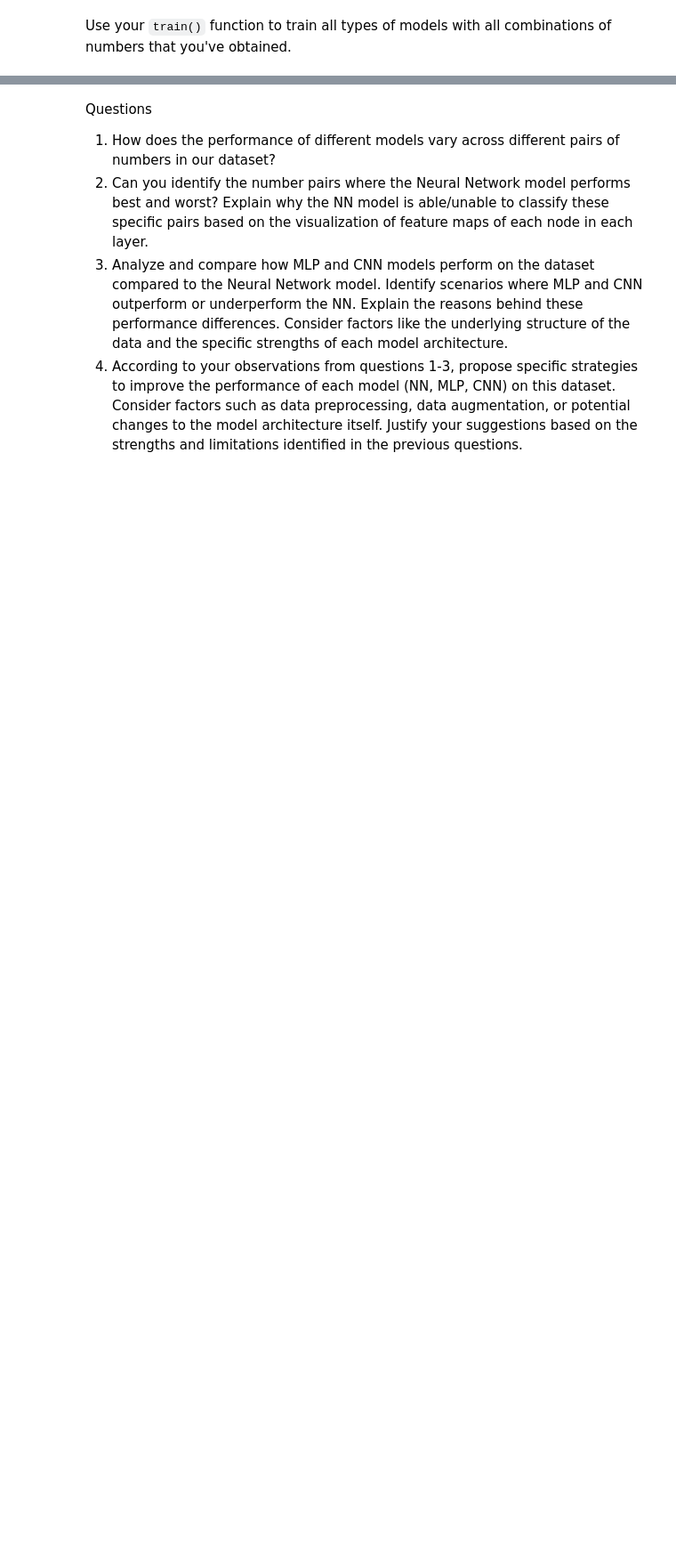
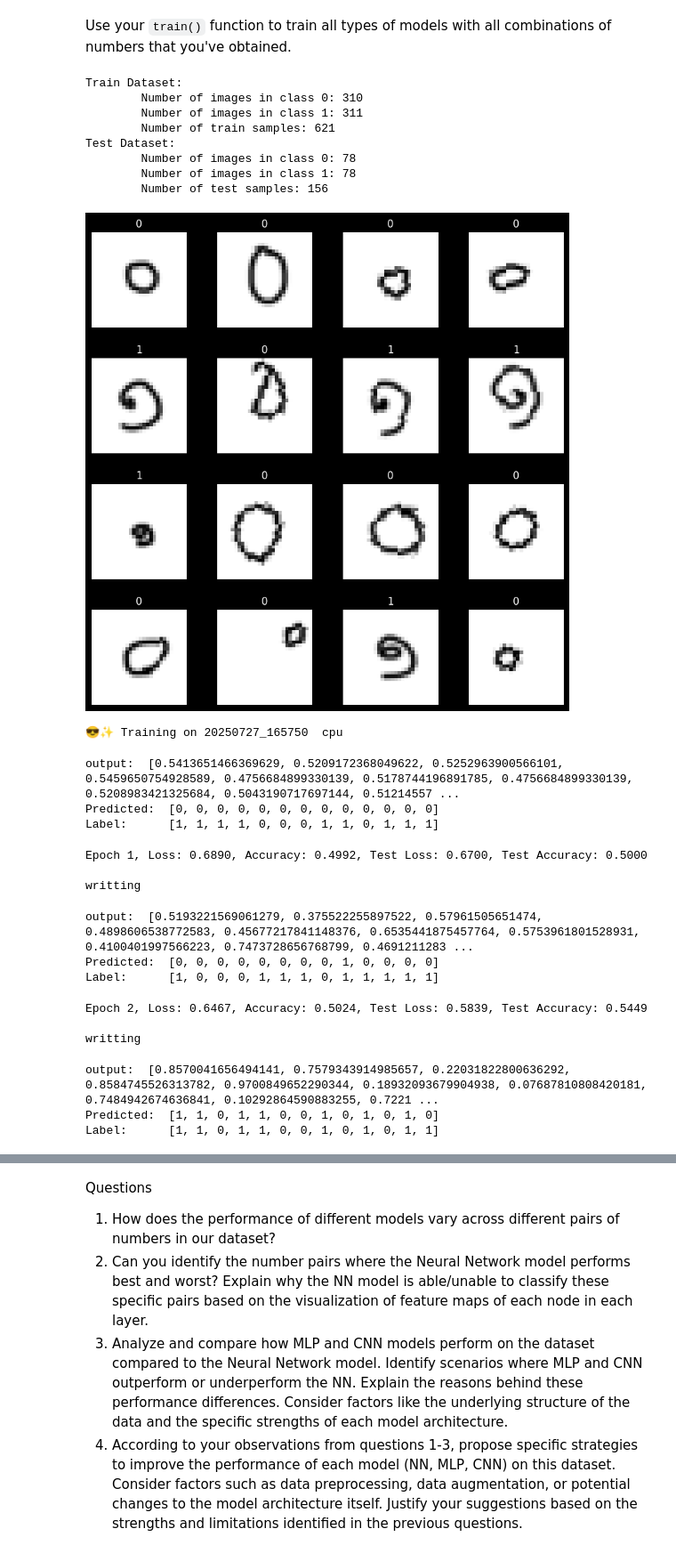
Before and after one commit to JuniorMJMJ/Image-Processing-Course-2025, a Jupyter notebook: Lab4_NN-and-CNN/Lab4_2_NN-and-CNN.ipynb, the cells around one changed output, grey strips where cells are left out. Shown at 89% size. Drawn from its saved outputs; the diff is of its cells as text; code cells hidden in the pictures; blank space fills up the shorter version.

```diff
--- a/Lab4_NN-and-CNN/Lab4_2_NN-and-CNN.ipynb
+++ b/Lab4_NN-and-CNN/Lab4_2_NN-and-CNN.ipynb
@@ -477,0 +564,54 @@ Use your `train()` function to train all types of models with all combinations o
+# %%
+### START CODE HERE ###
+
+writer = SummaryWriter(log_dir='runs/cnn')
+
+cnn_model = CNN()
+loss_fn = nn.BCELoss()
+optimizer = torch.optim.SGD(cnn_model.parameters(), lr=0.01, momentum=0.9)
+
+class_names = [f'{x}' for x in range(2)]
+train_loader, test_loader = load_data('thai-handwriting-number.appspot.com',class_names)
+
+device = 'cpu'
+
+cnn_history = train(
+    class_names,
+    cnn_model,
+    optimizer,
+    loss_fn,
+    train_loader,
+    test_loader,
+    epochs=30,
+    writer=writer,
+    checkpoint_path="checkpoints/cnn_model",
+    device=device,
+)
+
+### END CODE HERE ###
+# %% [output]
+Train Dataset:
+        Number of images in class 0: 310
+        Number of images in class 1: 311
+        Number of train samples: 621
+Test Dataset:
+        Number of images in class 0: 78
+        Number of images in class 1: 78
+        Number of test samples: 156
+[figure, added]
+😎✨ Training on 20250727_165750  cpu
+output:  [0.5413651466369629, 0.5209172368049622, 0.5252963900566101, 0.5459650754928589, 0.4756684899330139, 0.5178744196891785, 0.4756684899330139, 0.5208983421325684, 0.5043190717697144, 0.51214557 ...
+Predicted:  [0, 0, 0, 0, 0, 0, 0, 0, 0, 0, 0, 0, 0]
+Label:      [1, 1, 1, 1, 0, 0, 0, 1, 1, 0, 1, 1, 1]
+Epoch 1, Loss: 0.6890, Accuracy: 0.4992, Test Loss: 0.6700, Test Accuracy: 0.5000
+
+writting
+output:  [0.5193221569061279, 0.375522255897522, 0.57961505651474, 0.4898606538772583, 0.45677217841148376, 0.6535441875457764, 0.5753961801528931, 0.4100401997566223, 0.7473728656768799, 0.4691211283 ...
+Predicted:  [0, 0, 0, 0, 0, 0, 0, 0, 1, 0, 0, 0, 0]
+Label:      [1, 0, 0, 0, 1, 1, 1, 0, 1, 1, 1, 1, 1]
+Epoch 2, Loss: 0.6467, Accuracy: 0.5024, Test Loss: 0.5839, Test Accuracy: 0.5449
+
+writting
+output:  [0.8570041656494141, 0.7579343914985657, 0.22031822800636292, 0.8584745526313782, 0.9700849652290344, 0.18932093679904938, 0.07687810808420181, 0.7484942674636841, 0.10292864590883255, 0.7221 ...
+Predicted:  [1, 1, 0, 1, 1, 0, 0, 1, 0, 1, 0, 1, 0]
+Label:      [1, 1, 0, 1, 1, 0, 0, 1, 0, 1, 0, 1, 1]
```
Also changed, not shown: parts of 12 cells of this notebook, 3 other files.
